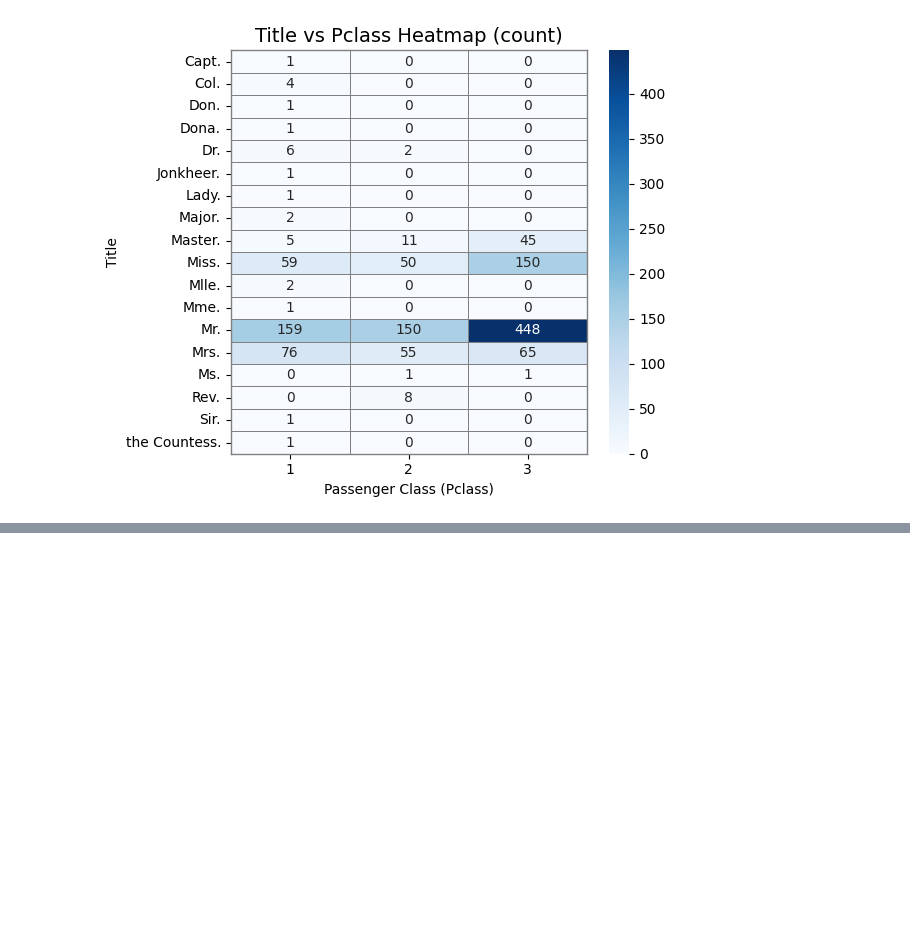
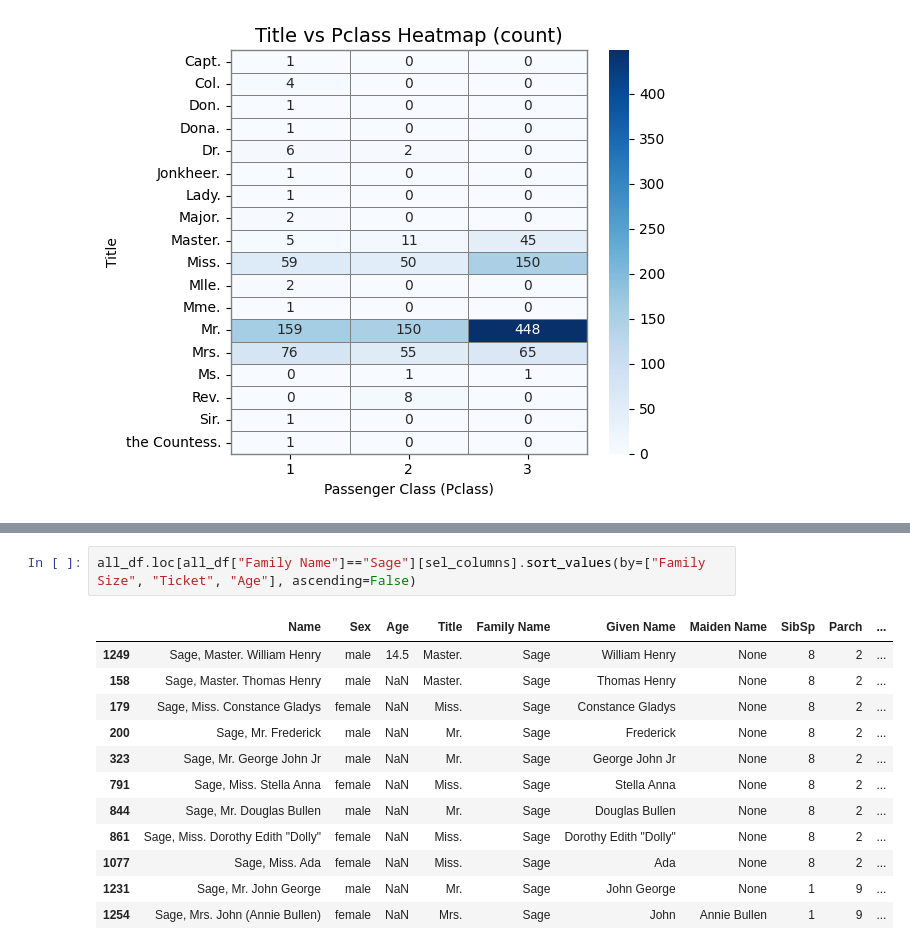
Before and after one commit to powernusa/titanic-eda, a Jupyter notebook: titanic_eda.ipynb, the cells around one changed output, grey strips where cells are left out. Cells and saved outputs as stored; diff of their text form; blank space fills up the shorter version.

```diff
--- a/titanic_eda.ipynb
+++ b/titanic_eda.ipynb
@@ -871,0 +907,15 @@ plt,_,_ = sns_pivot_heatmap(df_crosstab,
+# %%
+all_df.loc[all_df["Family Name"]=="Sage"][sel_columns].sort_values(by=["Family Size", "Ticket", "Age"], ascending=False)
+# %% [output]
+|  | Name | Sex | Age | Title | Family Name | Given Name | Maiden Name | SibSp | Parch | ... |
+| 1249 | Sage, Master. William Henry | male | 14.5 | Master. | Sage | William Henry | None | 8 | 2 | ... |
+| 158 | Sage, Master. Thomas Henry | male | NaN | Master. | Sage | Thomas Henry | None | 8 | 2 | ... |
+| 179 | Sage, Miss. Constance Gladys | female | NaN | Miss. | Sage | Constance Gladys | None | 8 | 2 | ... |
+| 200 | Sage, Mr. Frederick | male | NaN | Mr. | Sage | Frederick | None | 8 | 2 | ... |
+| 323 | Sage, Mr. George John Jr | male | NaN | Mr. | Sage | George John Jr | None | 8 | 2 | ... |
+| 791 | Sage, Miss. Stella Anna | female | NaN | Miss. | Sage | Stella Anna | None | 8 | 2 | ... |
+| 844 | Sage, Mr. Douglas Bullen | male | NaN | Mr. | Sage | Douglas Bullen | None | 8 | 2 | ... |
+| 861 | Sage, Miss. Dorothy Edith "Dolly" | female | NaN | Miss. | Sage | Dorothy Edith "Dolly" | None | 8 | 2 | ... |
+| 1077 | Sage, Miss. Ada | female | NaN | Miss. | Sage | Ada | None | 8 | 2 | ... |
+| 1231 | Sage, Mr. John George | male | NaN | Mr. | Sage | John George | None | 1 | 9 | ... |
+| 1254 | Sage, Mrs. John (Annie Bullen) | female | NaN | Mrs. | Sage | John | Annie Bullen | 1 | 9 | ... |
```
Also changed, not shown: parts of 11 cells of this notebook.
